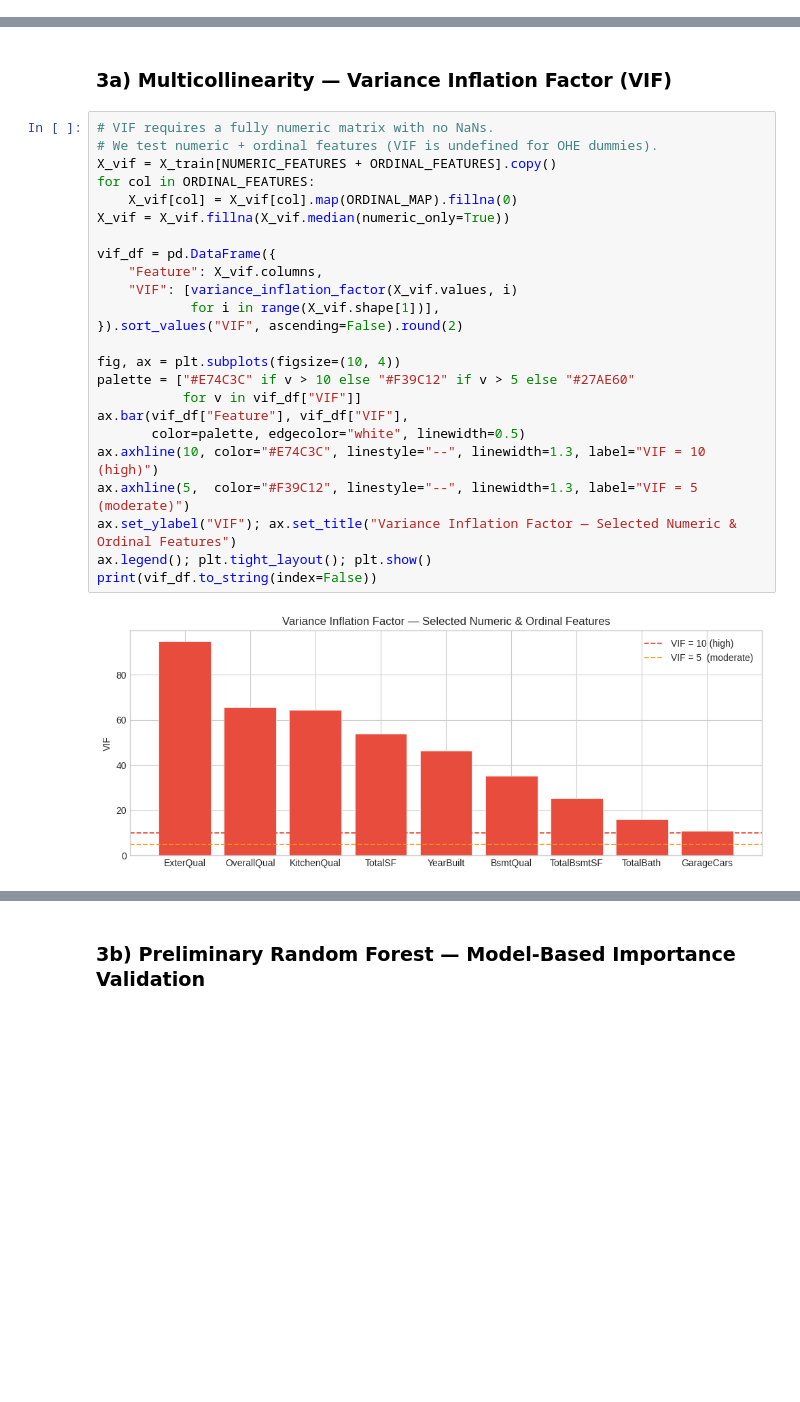
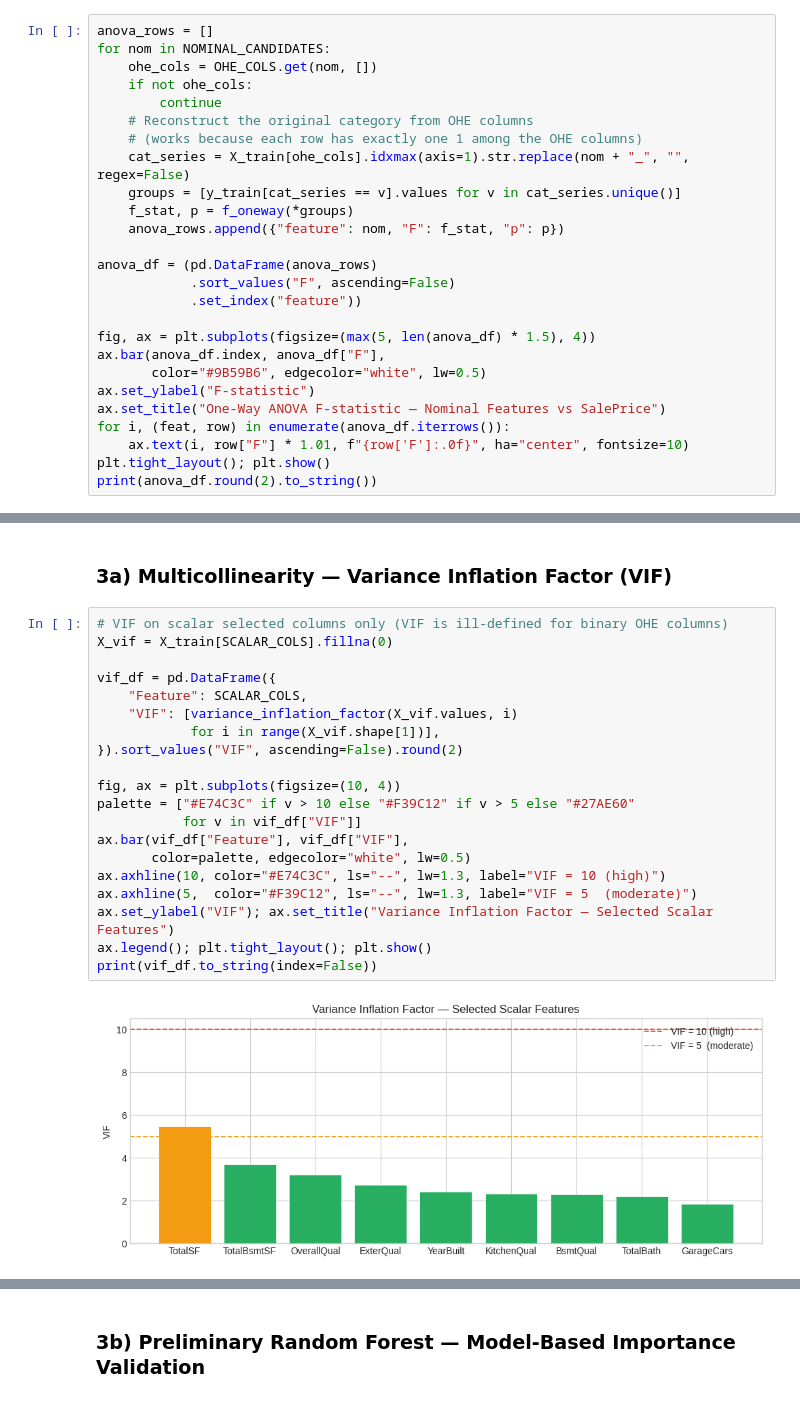
Before and after one commit to alimsaleh1212-create/AI-Real-Estate-Agent, a Jupyter notebook: notebooks_temp/03_feature_selection_and_training.ipynb, the cells around one changed output, grey strips where cells are left out. Saved outputs shown, nothing was run; the diff lists cells and outputs as text; blank space fills up the shorter version.

```diff
--- a/notebooks_temp/03_feature_selection_and_training.ipynb
+++ b/notebooks_temp/03_feature_selection_and_training.ipynb
@@ -535,0 +306,26 @@ and interpretability — and match the features defined in `src/config.py`.
+# %%
+anova_rows = []
+for nom in NOMINAL_CANDIDATES:
+    ohe_cols = OHE_COLS.get(nom, [])
+    if not ohe_cols:
+        continue
+    # Reconstruct the original category from OHE columns
+    # (works because each row has exactly one 1 among the OHE columns)
+    cat_series = X_train[ohe_cols].idxmax(axis=1).str.replace(nom + "_", "", regex=False)
+    groups = [y_train[cat_series == v].values for v in cat_series.unique()]
+    f_stat, p = f_oneway(*groups)
+    anova_rows.append({"feature": nom, "F": f_stat, "p": p})
+
+anova_df = (pd.DataFrame(anova_rows)
+            .sort_values("F", ascending=False)
+            .set_index("feature"))
+
+fig, ax = plt.subplots(figsize=(max(5, len(anova_df) * 1.5), 4))
+ax.bar(anova_df.index, anova_df["F"],
+       color="#9B59B6", edgecolor="white", lw=0.5)
+ax.set_ylabel("F-statistic")
+ax.set_title("One-Way ANOVA F-statistic — Nominal Features vs SalePrice")
+for i, (feat, row) in enumerate(anova_df.iterrows()):
+    ax.text(i, row["F"] * 1.01, f"{row['F']:.0f}", ha="center", fontsize=10)
+plt.tight_layout(); plt.show()
+print(anova_df.round(2).to_string())
@@ -538,28 +570,24 @@ and interpretability — and match the features defined in `src/config.py`.
 # %% [markdown]
 ### 3a) Multicollinearity — Variance Inflation Factor (VIF)
 # %%
-# VIF requires a fully numeric matrix with no NaNs.
-# We test numeric + ordinal features (VIF is undefined for OHE dummies).
-X_vif = X_train[NUMERIC_FEATURES + ORDINAL_FEATURES].copy()
-for col in ORDINAL_FEATURES:
-    X_vif[col] = X_vif[col].map(ORDINAL_MAP).fillna(0)
-X_vif = X_vif.fillna(X_vif.median(numeric_only=True))
+# VIF on scalar selected columns only (VIF is ill-defined for binary OHE columns)
+X_vif = X_train[SCALAR_COLS].fillna(0)
 
 vif_df = pd.DataFrame({
-    "Feature": X_vif.columns,
+    "Feature": SCALAR_COLS,
     "VIF": [variance_inflation_factor(X_vif.values, i)
             for i in range(X_vif.shape[1])],
 }).sort_values("VIF", ascending=False).round(2)
 
 fig, ax = plt.subplots(figsize=(10, 4))
 palette = ["#E74C3C" if v > 10 else "#F39C12" if v > 5 else "#27AE60"
            for v in vif_df["VIF"]]
 ax.bar(vif_df["Feature"], vif_df["VIF"],
-       color=palette, edgecolor="white", linewidth=0.5)
-ax.axhline(10, color="#E74C3C", linestyle="--", linewidth=1.3, label="VIF = 10 (high)")
-ax.axhline(5,  color="#F39C12", linestyle="--", linewidth=1.3, label="VIF = 5  (moderate)")
-ax.set_ylabel("VIF"); ax.set_title("Variance Inflation Factor — Selected Numeric & Ordinal Features")
+       color=palette, edgecolor="white", lw=0.5)
+ax.axhline(10, color="#E74C3C", ls="--", lw=1.3, label="VIF = 10 (high)")
+ax.axhline(5,  color="#F39C12", ls="--", lw=1.3, label="VIF = 5  (moderate)")
+ax.set_ylabel("VIF"); ax.set_title("Variance Inflation Factor — Selected Scalar Features")
 ax.legend(); plt.tight_layout(); plt.show()
 print(vif_df.to_string(index=False))
 # %% [output]
-[figure, old version]
+[figure, new version]
```
Also changed, not shown: parts of 138 cells of this notebook.
